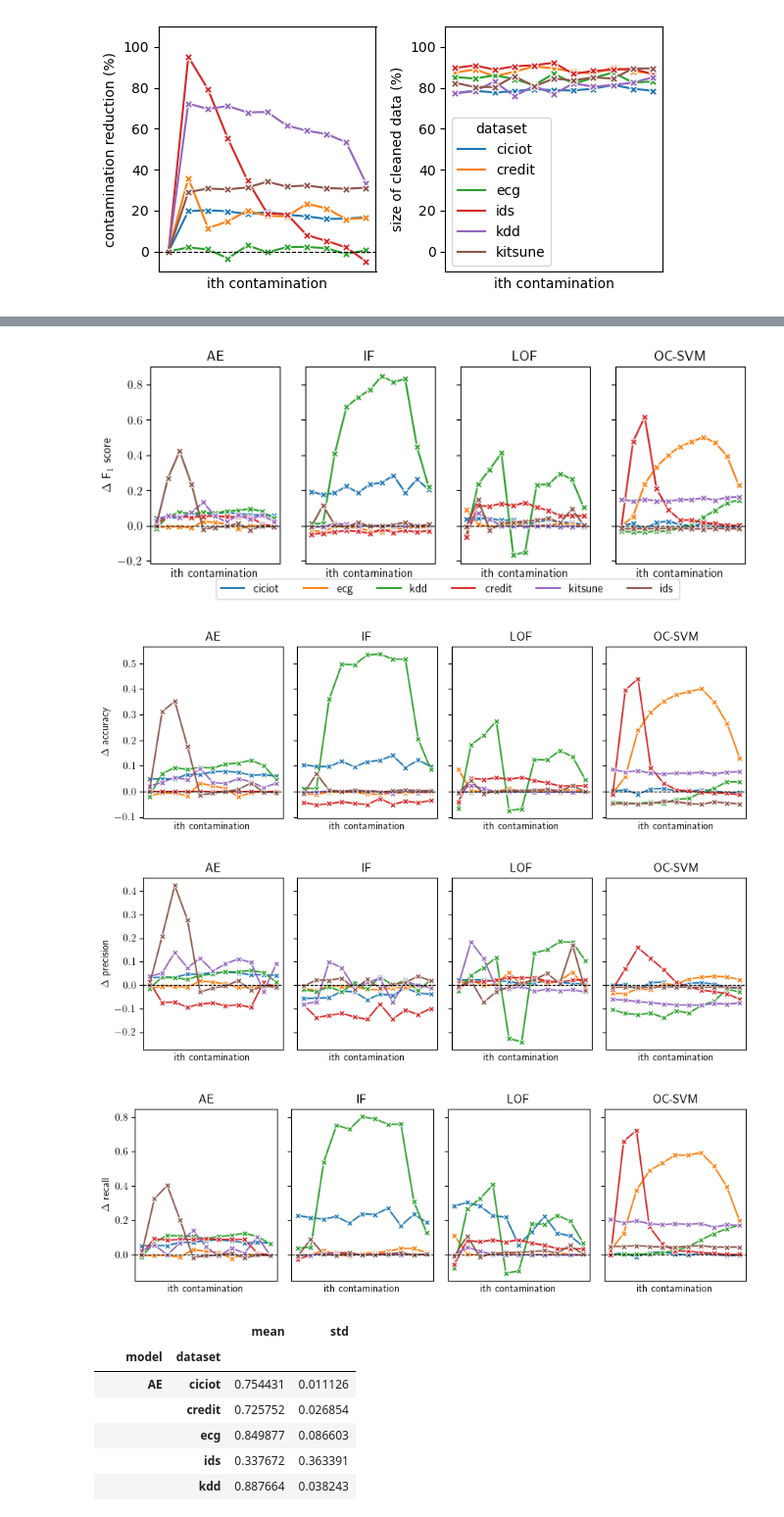
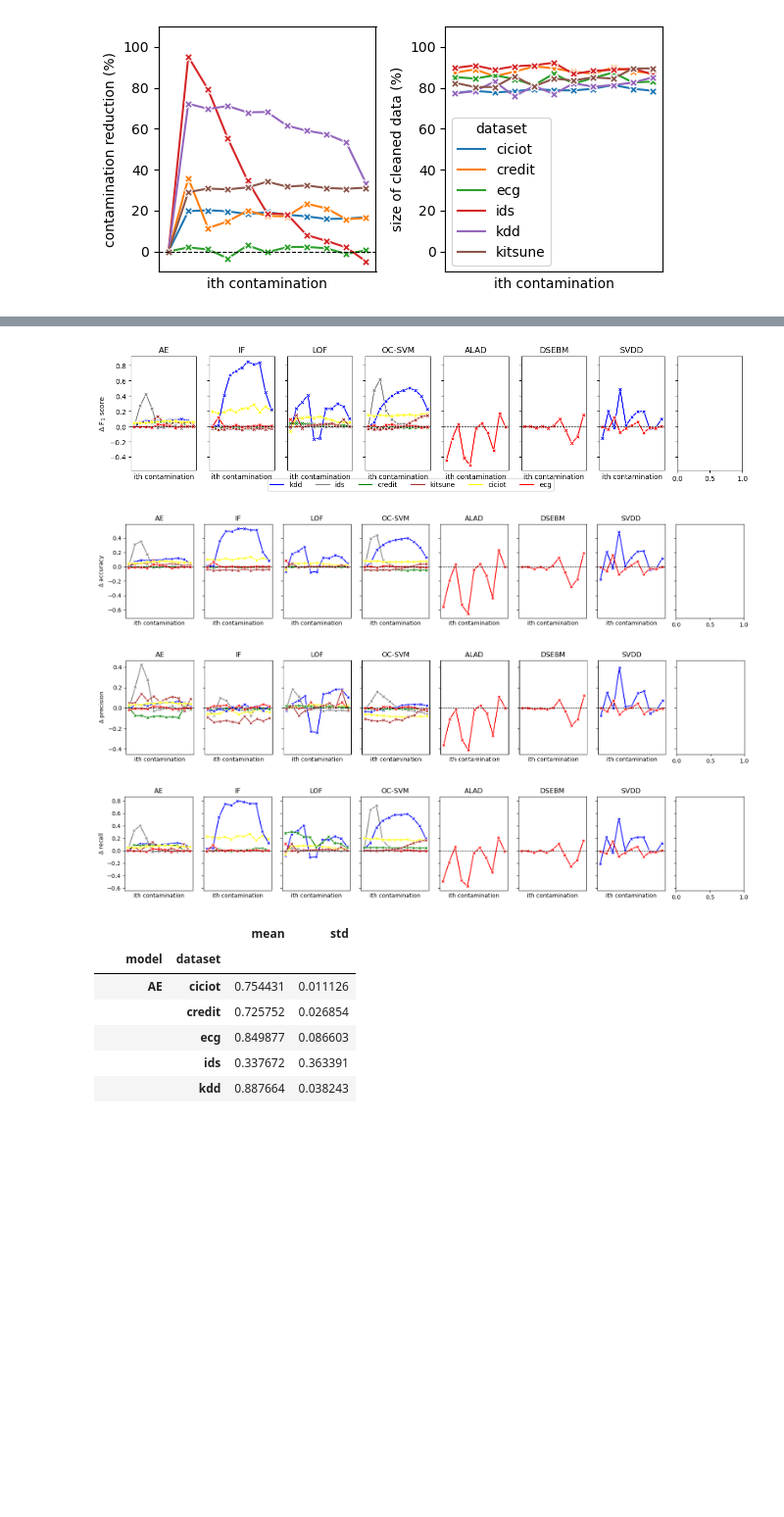
Before and after one commit to jmf-mas/jmf_bopeto, a Jupyter notebook: outputs/plots.ipynb, the cells around one changed output, grey strips where cells are left out. Shown at 98% size. Saved outputs shown, nothing was run; the diff lists cells and outputs as text; code cells hidden in the pictures; blank space fills up the shorter version.

Commit message:
Plots

```diff
--- a/outputs/plots.ipynb
+++ b/outputs/plots.ipynb
@@ -124,7 +140,11 @@ df_1 = pd.read_csv("performances_ecg_AE.csv")
 df_2 = pd.read_csv("performances_ecg_OC-SVM.csv")
 df_3 = pd.read_csv("performances_ecg_LOF.csv")
 df_4 = pd.read_csv("performances_ecg_IF.csv")
-df_ecg = pd.concat([df_1, df_2, df_3, df_4], axis=0, ignore_index=True)
+df_5 = pd.read_csv("performances_ecg_svdd.csv")
+df_6 = pd.read_csv("performances_ecg_dsebm.csv")
+df_7 = pd.read_csv("performances_ecg_alad.csv")
+#df_8 = pd.read_csv("performances_ecg_dagmm.csv")
+df_ecg = pd.concat([df_1, df_2, df_3, df_4, df_5, df_6, df_7], axis=0, ignore_index=True)
 # %%
 df_1 = pd.read_csv("performances_credit_AE.csv")
 df_2 = pd.read_csv("performances_credit_OC-SVM.csv")
@@ -137,10 +170,20 @@ df_perf = df_perf.sort_values(by='dataset')
 # %%
 metrics = ["f1", "accuracy", "precision", "recall"]
+color_palette_ = {
+    "IF": "blue",
+    "LOF": "red",
+    "OC-SVM": "green",
+    "AE": "yellow",
+    "dsebm": "gray",
+    "alad": "brown",
+    "svdd": "purple",
+    "dagmm": "cyan"
+}
 for metric in metrics:
     degration = df_perf[~df_perf['model'].str.contains('Bopeto')]
     fig, axes = plt.subplots(ncols=6, figsize=(12, 2.7), sharey=True)
     for i, (ax, (subplot, df_group)) in enumerate(zip(axes, degration.groupby('dataset'))):
-        sns.lineplot(data=df_group, x=df_group.contamination, y=metric, hue='model', ax=ax, marker='X')
+        sns.lineplot(data=df_group, x=df_group.contamination, y=metric, hue='model', ax=ax, marker='X', palette=color_palette_)
         ax.set_title(f'{subplot}'.upper())
         ax.set_xlabel('ith contamination')
         ax.set_xticks([])
@@ -149,7 +192,7 @@ for metric in metrics:
         else:
             ax.set_ylabel(metric)
         ax.set_ylim(-0.1, 1.1)
-        if i != 0 or metric!="f1":
+        if i != 2 or metric!="f1":
             ax.legend().remove()
         else:
             legend = ax.legend()
@@ -157,7 +200,7 @@ for metric in metrics:
                 for label in legend.get_texts():
                     label.set_fontsize('xx-small')
                     label.set_font('bold')
-            ax.legend(loc='lower center', bbox_to_anchor=(3., -0.21), ncol=4)
+            ax.legend(loc='lower center', bbox_to_anchor=(1., -0.21), ncol=8)
             #ax.legend().get_frame().set_linewidth(1)
     plt.tight_layout()
     plt.savefig("degration_"+metric+".pdf")
@@ -235,4 +286,0 @@ df_perf.head()
-# %%
-ds = df_perf[(df_perf["dataset"]=='ciciot') & (df_perf["model"]=="LOF")]
-
-ds[ds['contamination']==contamination[1]]
@@ -241,5 +287,5 @@ ds[ds['contamination']==contamination[1]]
 # %%
-models = ["AE", "OC-SVM", "LOF", "IF"]
+models = ["AE", "OC-SVM", "LOF", "IF", "svdd", "alad", "dsebm", "dagmm"]
 names = ["CICIOT", "CREDIT", "ECG", "IDS", "KDD", "KITSUNE"]
 # %%
 def get_diff(model, dataset):
@@ -305,36 +351,44 @@ difference.tail()
 # %%
 markers = ['o', 's', 'D', '^', 'v', '>', '<', 'x', '+', '*']
+color_palette = {
+    "kdd": "blue",
+    "ecg": "red",
+    "credit": "green",
+    "ciciot": "yellow",
+    "ids": "gray",
+    "kitsune": "brown"
+}
 for metric in metrics:
     robustness = difference.sort_values(by='contamination')
-    fig, axes = plt.subplots(ncols=4, figsize=(9, 3), sharey=True)
+    fig, axes = plt.subplots(ncols=8, figsize=(16, 3), sharey=True)
     for i, (ax, (subplot, df_group)) in enumerate(zip(axes, robustness.groupby('model'))):
-        sns.lineplot(data=df_group, x=df_group.id, y=metric, hue='dataset', ax=ax, marker='X')
+        sns.lineplot(data=df_group, x=df_group.id, y=metric, hue='dataset', ax=ax, marker='X', palette=color_palette)
         ax.set_title(f'{subplot}'.upper())
         ax.set_xlabel('ith contamination')
         ax.axhline(y=0, color='black', linestyle='--', linewidth=0.8)
         ax.set_xticks([])
         if metric=="f1":
             ax.set_ylabel(r'$\Delta$ F$_1$ score')
         else:
             ax.set_ylabel(r'$\Delta$ {}'.format(metric))
 
         if i != 0 or metric!="f1":
             ax.legend().remove()
         else:
             legend = ax.legend()
             if legend:
                 for label in legend.get_texts():
                     label.set_fontsize('xx-small')
                     label.set_font('bold')
-                ax.legend(loc='lower center', bbox_to_anchor=(2.3, -0.21), ncol=6)
+                ax.legend(loc='lower center', bbox_to_anchor=(4.3, -0.21), ncol=6)
     plt.tight_layout()
     plt.savefig(metric+"_difference.pdf")
     plt.show()
 # %% [output]
-[figure, old version]
+[figure, new version]
-[figure, old version]
+[figure, new version]
-[figure, old version]
+[figure, new version]
-[figure, old version]
+[figure, new version]
 # %%
 df_perf.groupby(['model', 'dataset'])['precision'].agg(['mean', 'std'])
 # %% [output]
```
Also changed, not shown: parts of 22 cells of this notebook, 1 other file.
